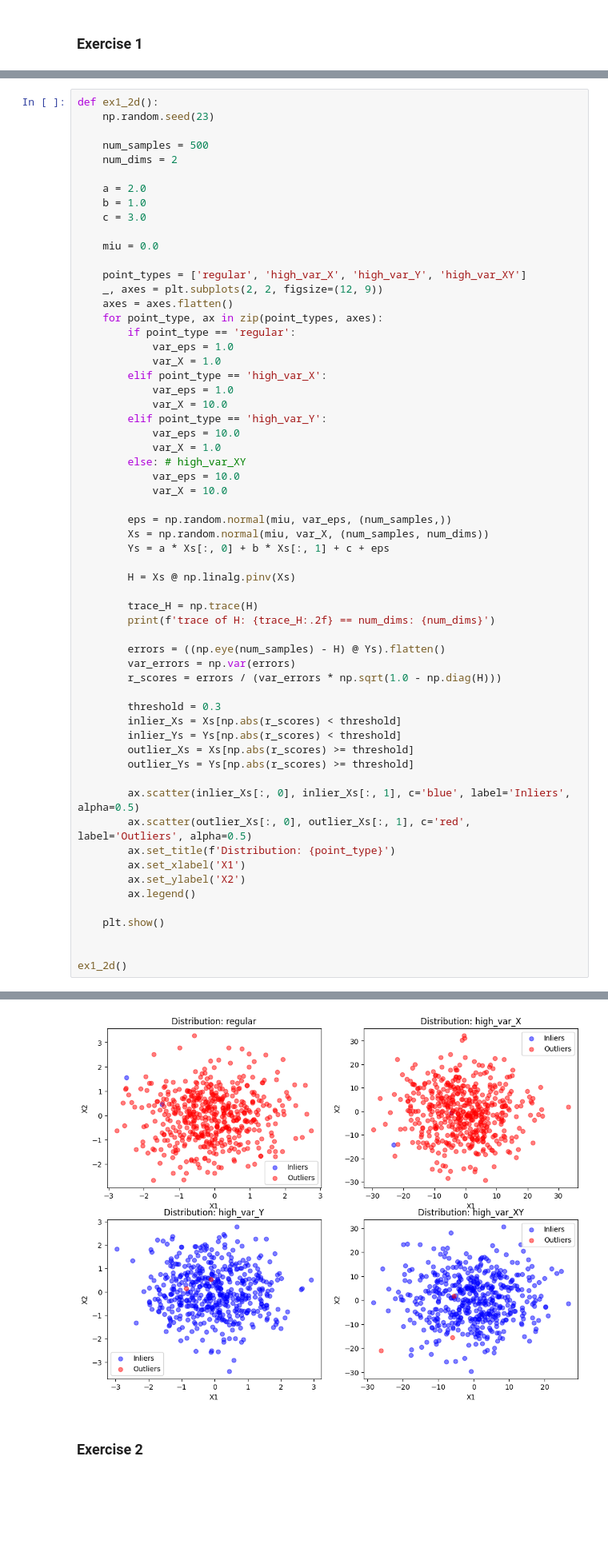
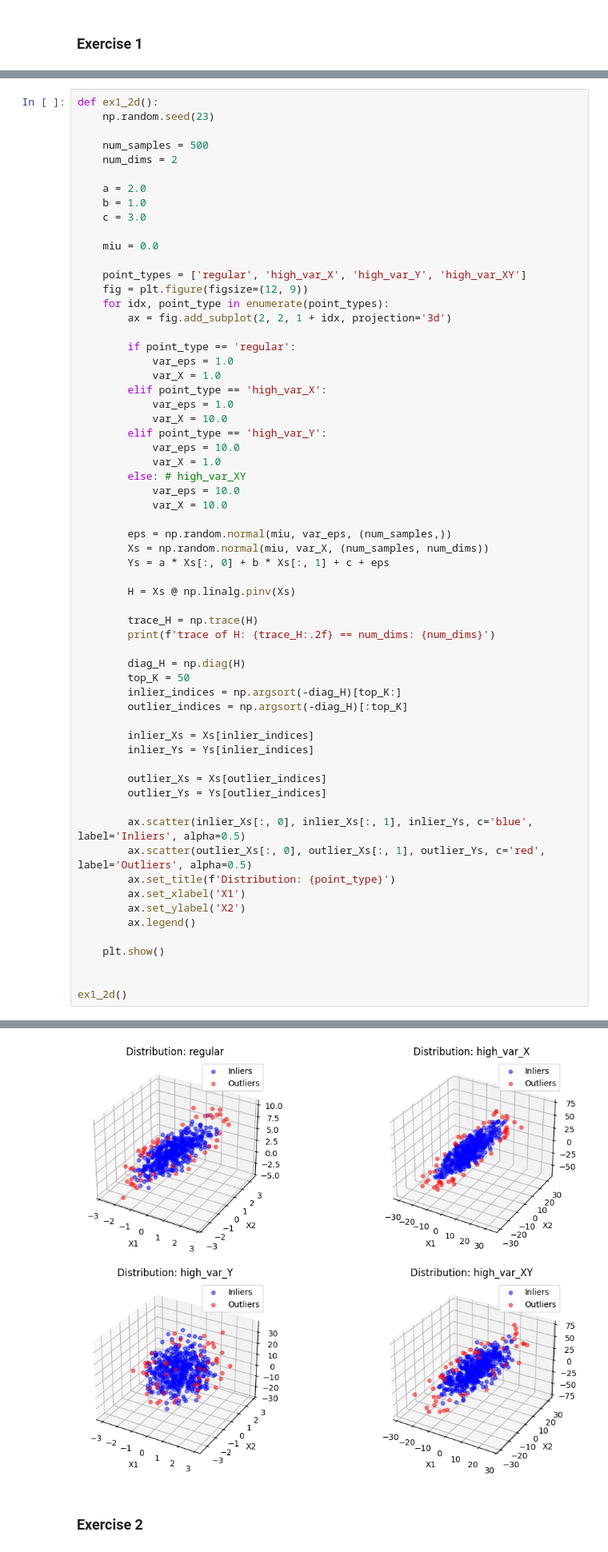
Before and after one commit to Razvan48/Homework-Anomaly-Detection-AD, a Jupyter notebook: Laboratories/Laboratory-2/Laboratory-2.ipynb, the cells around one changed output, grey strips where cells are left out. Shown at 80% size. Drawn from its saved outputs; the diff is of its cells as text; blank space fills up the shorter version.

```diff
--- a/Laboratories/Laboratory-2/Laboratory-2.ipynb
+++ b/Laboratories/Laboratory-2/Laboratory-2.ipynb
@@ -147,9 +174,10 @@ def ex1_2d():
     miu = 0.0
 
     point_types = ['regular', 'high_var_X', 'high_var_Y', 'high_var_XY']
-    _, axes = plt.subplots(2, 2, figsize=(12, 9))
-    axes = axes.flatten()
-    for point_type, ax in zip(point_types, axes):
+    fig = plt.figure(figsize=(12, 9))
+    for idx, point_type in enumerate(point_types):
+        ax = fig.add_subplot(2, 2, 1 + idx, projection='3d')
+
         if point_type == 'regular':
             var_eps = 1.0
             var_X = 1.0
@@ -161,44 +189,45 @@ def ex1_2d():
             var_X = 1.0
         else: # high_var_XY
             var_eps = 10.0
             var_X = 10.0
 
         eps = np.random.normal(miu, var_eps, (num_samples,))
         Xs = np.random.normal(miu, var_X, (num_samples, num_dims))
         Ys = a * Xs[:, 0] + b * Xs[:, 1] + c + eps
 
         H = Xs @ np.linalg.pinv(Xs)
 
         trace_H = np.trace(H)
         print(f'trace of H: {trace_H:.2f} == num_dims: {num_dims}')
 
-        errors = ((np.eye(num_samples) - H) @ Ys).flatten()
-        var_errors = np.var(errors)
-        r_scores = errors / (var_errors * np.sqrt(1.0 - np.diag(H)))
+        diag_H = np.diag(H)
+        top_K = 50
+        inlier_indices = np.argsort(-diag_H)[top_K:]
+        outlier_indices = np.argsort(-diag_H)[:top_K]
 
-        threshold = 0.3
-        inlier_Xs = Xs[np.abs(r_scores) < threshold]
-        inlier_Ys = Ys[np.abs(r_scores) < threshold]
-        outlier_Xs = Xs[np.abs(r_scores) >= threshold]
-        outlier_Ys = Ys[np.abs(r_scores) >= threshold]
+        inlier_Xs = Xs[inlier_indices]
+        inlier_Ys = Ys[inlier_indices]
 
-        ax.scatter(inlier_Xs[:, 0], inlier_Xs[:, 1], c='blue', label='Inliers', alpha=0.5)
-        ax.scatter(outlier_Xs[:, 0], outlier_Xs[:, 1], c='red', label='Outliers', alpha=0.5)
+        outlier_Xs = Xs[outlier_indices]
+        outlier_Ys = Ys[outlier_indices]
+
+        ax.scatter(inlier_Xs[:, 0], inlier_Xs[:, 1], inlier_Ys, c='blue', label='Inliers', alpha=0.5)
+        ax.scatter(outlier_Xs[:, 0], outlier_Xs[:, 1], outlier_Ys, c='red', label='Outliers', alpha=0.5)
         ax.set_title(f'Distribution: {point_type}')
         ax.set_xlabel('X1')
         ax.set_ylabel('X2')
         ax.legend()
 
     plt.show()
 
 
 ex1_2d()
 # %% [output]
 trace of H: 2.00 == num_dims: 2
 trace of H: 2.00 == num_dims: 2
 trace of H: 2.00 == num_dims: 2
 trace of H: 2.00 == num_dims: 2
-[figure, old version]
+[figure, new version]
 # %% [markdown]
 ### Exercise 2
 # %%
```
Also changed, not shown: parts of 4 cells of this notebook, 1 other file.
